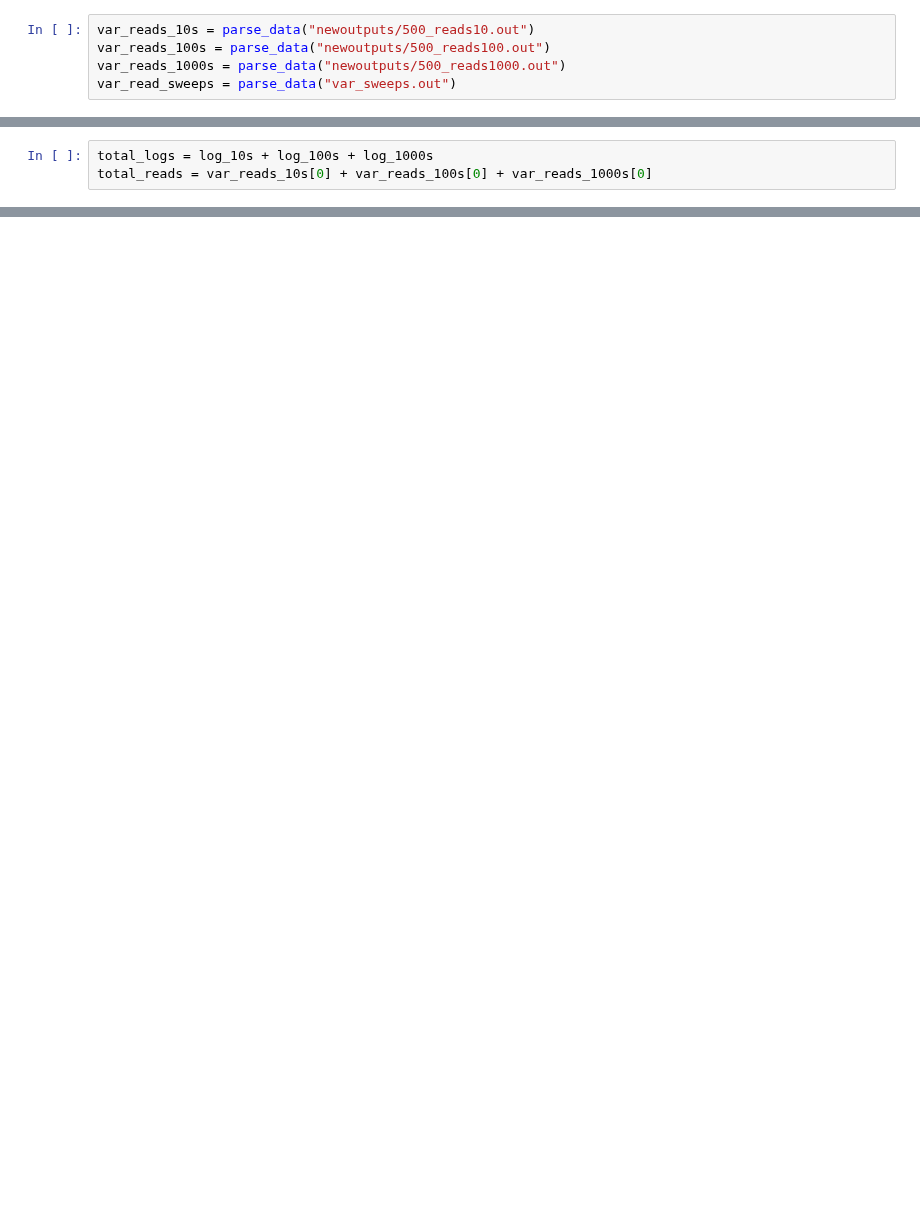
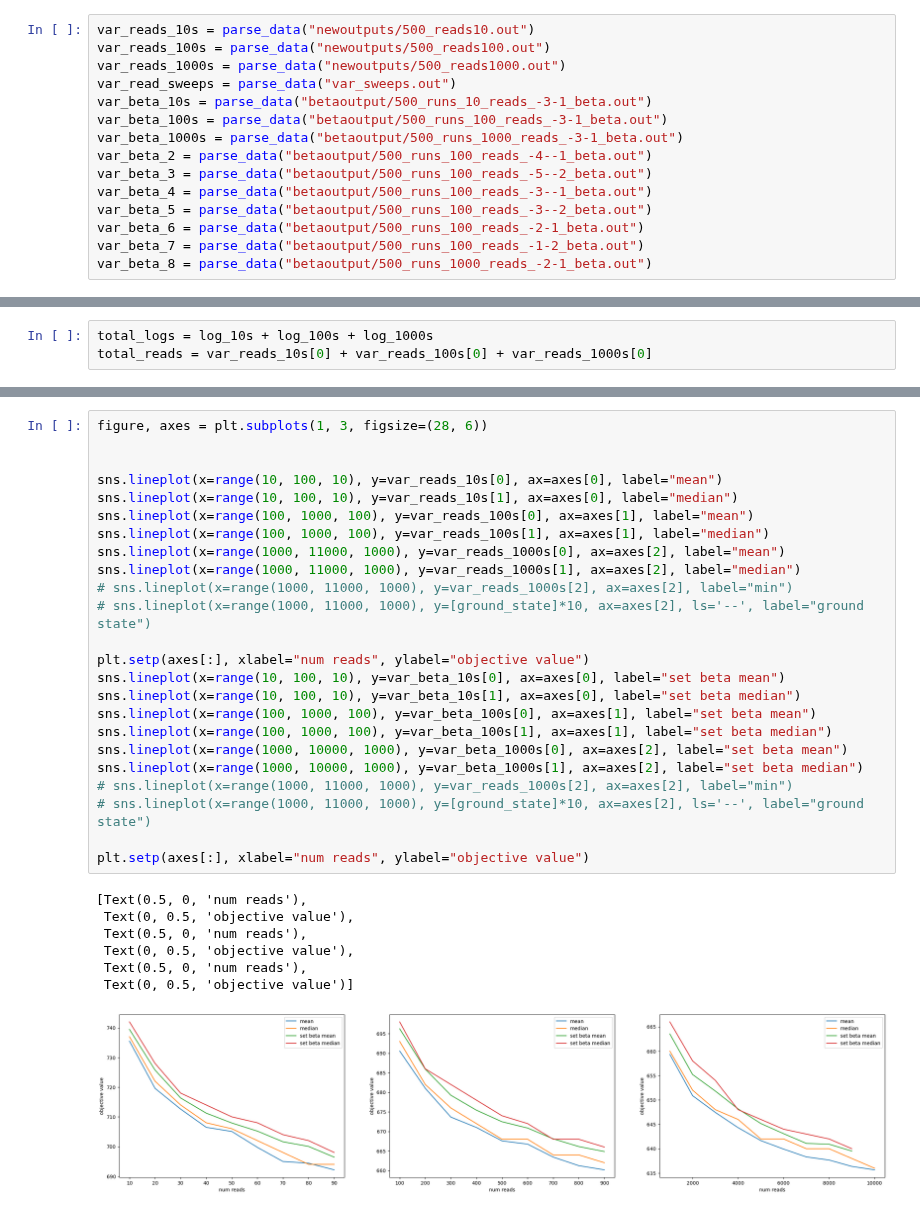
Before and after one commit to ayjchen/qap-qubo, a Jupyter notebook: plot.ipynb, the cells around one changed output, grey strips where cells are left out. Drawn from its saved outputs; the diff is of its cells as text; blank space fills up the shorter version.

```diff
--- a/plot.ipynb
+++ b/plot.ipynb
@@ -31,6 +31,16 @@ var_reads_10s = parse_data("newoutputs/500_reads10.out")
 var_reads_100s = parse_data("newoutputs/500_reads100.out")
 var_reads_1000s = parse_data("newoutputs/500_reads1000.out")
 var_read_sweeps = parse_data("var_sweeps.out")
+var_beta_10s = parse_data("betaoutput/500_runs_10_reads_-3-1_beta.out")
+var_beta_100s = parse_data("betaoutput/500_runs_100_reads_-3-1_beta.out")
+var_beta_1000s = parse_data("betaoutput/500_runs_1000_reads_-3-1_beta.out")
+var_beta_2 = parse_data("betaoutput/500_runs_100_reads_-4--1_beta.out")
+var_beta_3 = parse_data("betaoutput/500_runs_100_reads_-5--2_beta.out")
+var_beta_4 = parse_data("betaoutput/500_runs_100_reads_-3--1_beta.out")
+var_beta_5 = parse_data("betaoutput/500_runs_100_reads_-3--2_beta.out")
+var_beta_6 = parse_data("betaoutput/500_runs_100_reads_-2-1_beta.out")
+var_beta_7 = parse_data("betaoutput/500_runs_100_reads_-1-2_beta.out")
+var_beta_8 = parse_data("betaoutput/500_runs_1000_reads_-2-1_beta.out")
 # %%
 figure, axes = plt.subplots(1, 3, figsize=(28, 6))
 
@@ -120,0 +134,32 @@ Text(0, 0.5, 'Objective Value')
+# %%
+figure, axes = plt.subplots(1, 3, figsize=(28, 6))
+
+
+sns.lineplot(x=range(10, 100, 10), y=var_reads_10s[0], ax=axes[0], label="mean")
+sns.lineplot(x=range(10, 100, 10), y=var_reads_10s[1], ax=axes[0], label="median")
+sns.lineplot(x=range(100, 1000, 100), y=var_reads_100s[0], ax=axes[1], label="mean")
+sns.lineplot(x=range(100, 1000, 100), y=var_reads_100s[1], ax=axes[1], label="median")
+sns.lineplot(x=range(1000, 11000, 1000), y=var_reads_1000s[0], ax=axes[2], label="mean")
+sns.lineplot(x=range(1000, 11000, 1000), y=var_reads_1000s[1], ax=axes[2], label="median")
+# sns.lineplot(x=range(1000, 11000, 1000), y=var_reads_1000s[2], ax=axes[2], label="min")
+# sns.lineplot(x=range(1000, 11000, 1000), y=[ground_state]*10, ax=axes[2], ls='--', label="ground state")
+
+plt.setp(axes[:], xlabel="num reads", ylabel="objective value")
+sns.lineplot(x=range(10, 100, 10), y=var_beta_10s[0], ax=axes[0], label="set beta mean")
+sns.lineplot(x=range(10, 100, 10), y=var_beta_10s[1], ax=axes[0], label="set beta median")
+sns.lineplot(x=range(100, 1000, 100), y=var_beta_100s[0], ax=axes[1], label="set beta mean")
+sns.lineplot(x=range(100, 1000, 100), y=var_beta_100s[1], ax=axes[1], label="set beta median")
+sns.lineplot(x=range(1000, 10000, 1000), y=var_beta_1000s[0], ax=axes[2], label="set beta mean")
+sns.lineplot(x=range(1000, 10000, 1000), y=var_beta_1000s[1], ax=axes[2], label="set beta median")
+# sns.lineplot(x=range(1000, 11000, 1000), y=var_reads_1000s[2], ax=axes[2], label="min")
+# sns.lineplot(x=range(1000, 11000, 1000), y=[ground_state]*10, ax=axes[2], ls='--', label="ground state")
+
+plt.setp(axes[:], xlabel="num reads", ylabel="objective value")
+# %% [output]
+[Text(0.5, 0, 'num reads'),
+ Text(0, 0.5, 'objective value'),
+ Text(0.5, 0, 'num reads'),
+ Text(0, 0.5, 'objective value'),
+ Text(0.5, 0, 'num reads'),
+ Text(0, 0.5, 'objective value')]
+[figure, added]
```
Also changed, not shown: parts of 6 cells of this notebook, 10 other files.
